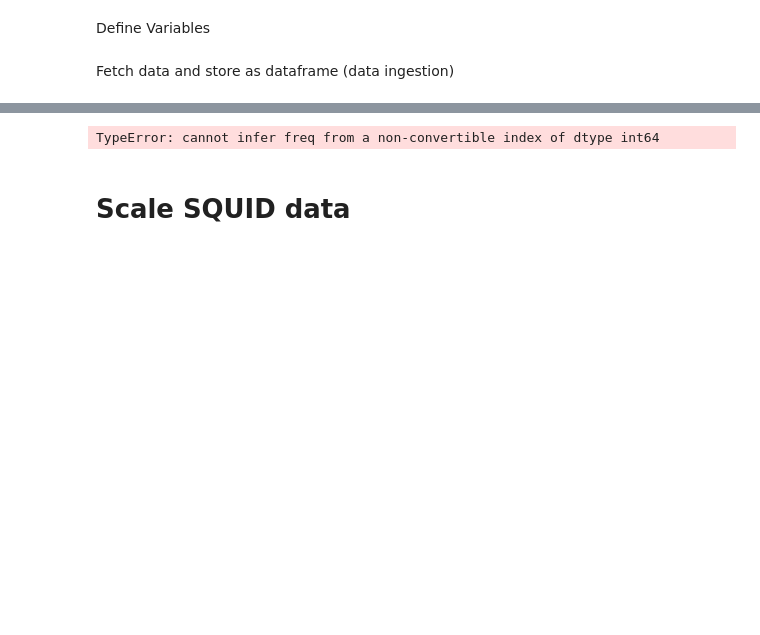
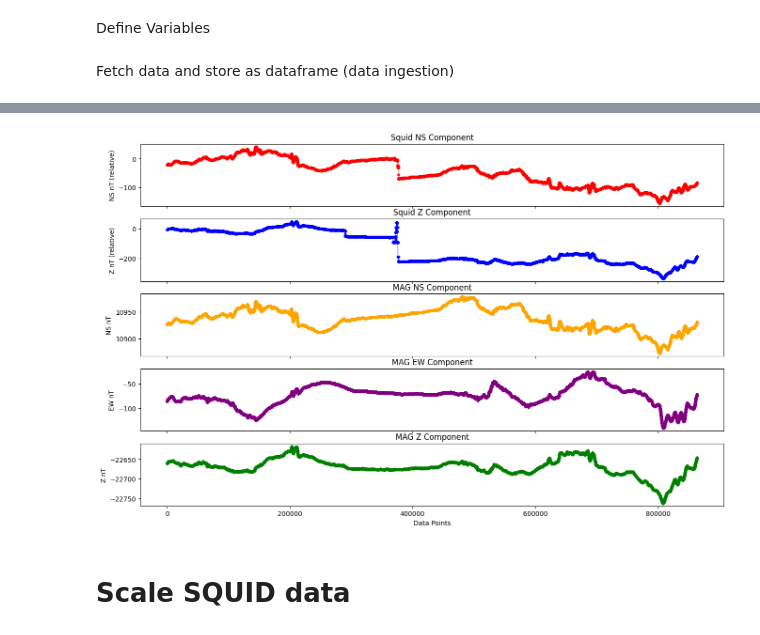
Before and after one commit to TPiphone/Bigdata_Event_Detection, a Jupyter notebook: bigdata_detection/modules/eda.ipynb, the cells around one changed output, grey strips where cells are left out. Drawn from its saved outputs; the diff is of its cells as text; code cells hidden in the pictures; blank space fills up the shorter version.

Commit message:
dateTime problem persists

```diff
--- a/bigdata_detection/modules/eda.ipynb
+++ b/bigdata_detection/modules/eda.ipynb
@@ -27,19 +27,13 @@ end_date = pd.Timestamp('2024-03-23')
 # %% [markdown]
 Fetch data and store as dataframe (data ingestion)
 # %%
-data_arr_mag = eda.process_data(eda.get_data('ctumag', eda.read_txt_file, start_date, end_date))
-data_arr_squid = eda.process_data(eda.get_data('squid', eda.read_txt_file, start_date, end_date))
-df = eda.create_dataframe(data_arr_mag, data_arr_squid, start_date)
-df = df.between_time('23:59:50', '00:00:10')
-print(df)
-df = df.astype({'NS_SQUID': 'float32', 'Z_SQUID': 'float32', 'NS_Fluxgate': 'float32', 'EW_Fluxgate': 'float32', 'Z_Fluxgate': 'float32'})
-del data_arr_mag, data_arr_squid
-gc.collect()
+df = eda.get_data(eda.read_txt_file, start_date, end_date)
 observations_per_day = df.resample('D').size()
 print(observations_per_day)
-# df = df.between_time('12:30:00', '13:30:00') # Select only a small subset of the data for analysis
-# print(f' \n Shape of df', df.shape)
-# print(f' \nNumber of days data = Total records {df.shape[0]} / records per day (431998) = {df.shape[0]/431998} ')
-# print(f' \nHead of dataframe: \n', df.head().to_string(index=True))
+# df = df.between_time('23:59:50', '00:00:10')
+# df = df.astype({'NS_SQUID': 'float32', 'Z_SQUID': 'float32', 'NS_Fluxgate': 'float32', 'EW_Fluxgate': 'float32', 'Z_Fluxgate': 'float32'})
+print(f' \n Shape of df', df.shape)
+print(f' \nNumber of days data = Total records {df.shape[0]} / records per day (431998) = {df.shape[0]/431998} ')
+print(f' \nHead of dataframe: \n', df.head().to_string(index=True))
 eda.generateDataPlots(df['NS_SQUID'].values, df['Z_SQUID'].values, df['NS_Fluxgate'].values, df['EW_Fluxgate'].values, df['Z_Fluxgate'].values, df.shape[0], 431997, start_date, end_date)
 # %% [output]
@@ -66,4 +59,4 @@ The total number of duplicates is: 0
-TypeError: cannot infer freq from a non-convertible index of dtype int64
+[figure, added]
 # %% [markdown]
 # Scale SQUID data
 # %% [markdown]
```
Also changed, not shown: parts of 5 cells of this notebook, 1 other file.
